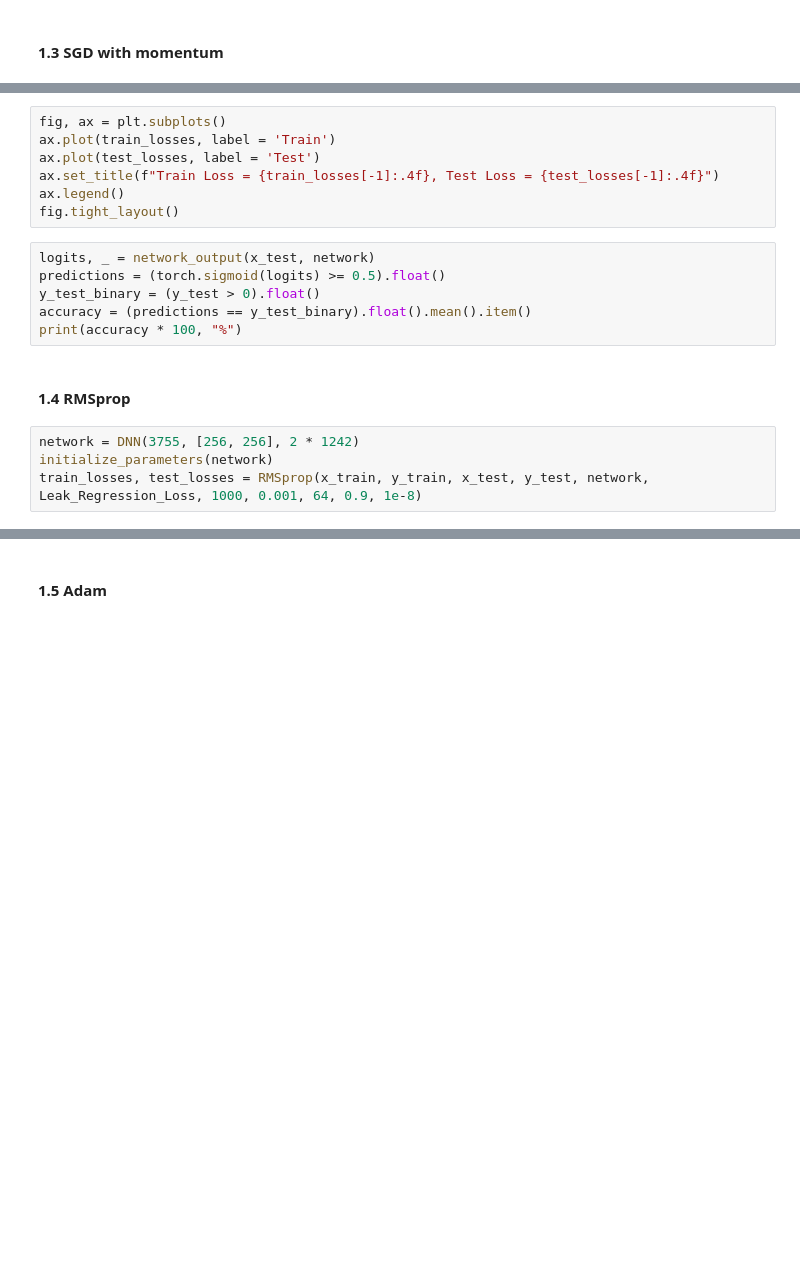
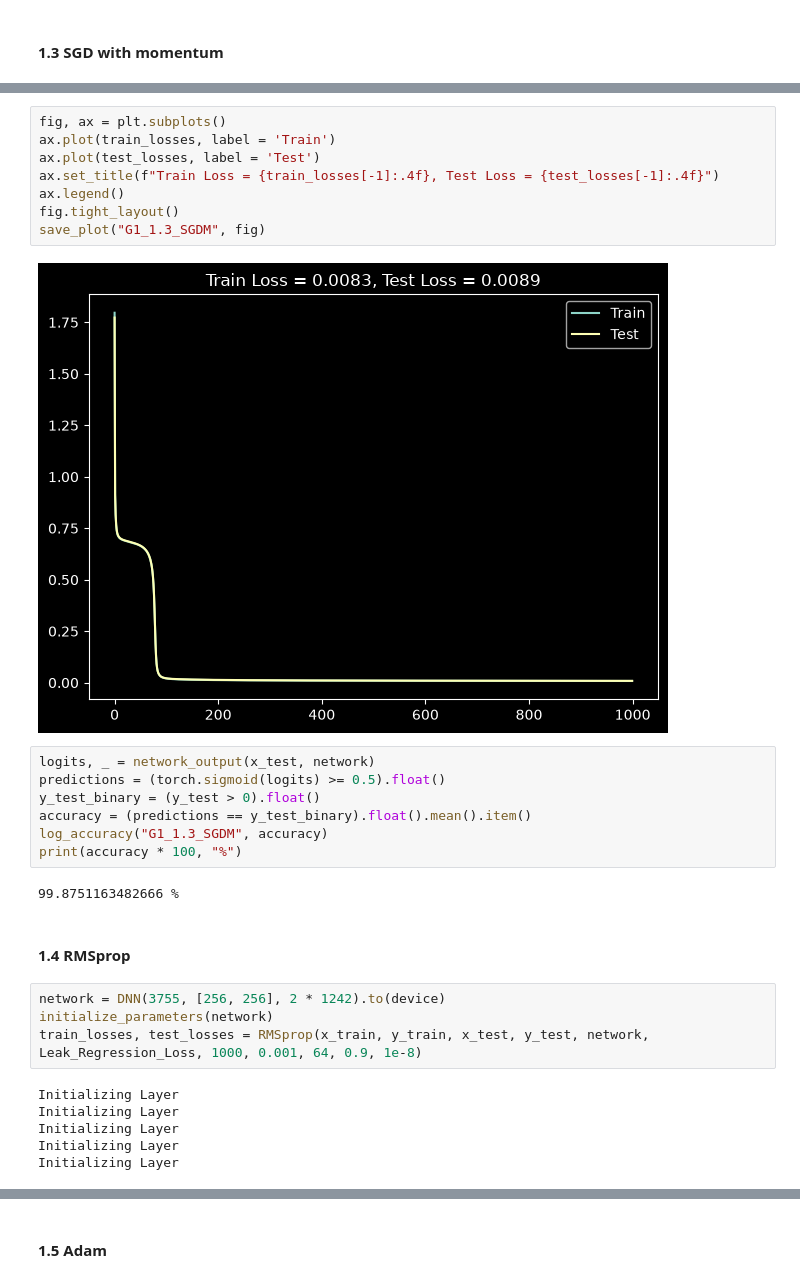
Before and after one commit to akashkfi2020-lgtm/pipeline-leakage-system, a Jupyter notebook: Phase 1/Main_Multivariate_Regression.ipynb, the cells around one changed output, grey strips where cells are left out. Saved outputs shown, nothing was run; the diff lists cells and outputs as text; blank space fills up the shorter version.

```diff
--- a/Phase 1/Main_Multivariate_Regression.ipynb
+++ b/Phase 1/Main_Multivariate_Regression.ipynb
@@ -365,22 +495,34 @@ train_losses, test_losses = SGD_Momentum(x_train, y_train, x_test, y_test, netwo
 # %%
 fig, ax = plt.subplots()
 ax.plot(train_losses, label = 'Train')
 ax.plot(test_losses, label = 'Test')
 ax.set_title(f"Train Loss = {train_losses[-1]:.4f}, Test Loss = {test_losses[-1]:.4f}")
 ax.legend()
 fig.tight_layout()
+save_plot("G1_1.3_SGDM", fig)
+# %% [output]
+[figure, added]
 # %%
 logits, _ = network_output(x_test, network)
 predictions = (torch.sigmoid(logits) >= 0.5).float()
 y_test_binary = (y_test > 0).float()
 accuracy = (predictions == y_test_binary).float().mean().item()
+log_accuracy("G1_1.3_SGDM", accuracy)
 print(accuracy * 100, "%")
+# %% [output]
+99.8751163482666 %
 # %% [markdown]
 #### 1.4 RMSprop
 # %%
-network = DNN(3755, [256, 256], 2 * 1242)
+network = DNN(3755, [256, 256], 2 * 1242).to(device)
 initialize_parameters(network)
 train_losses, test_losses = RMSprop(x_train, y_train, x_test, y_test, network, Leak_Regression_Loss, 1000, 0.001, 64, 0.9, 1e-8)
+# %% [output]
+Initializing Layer
+Initializing Layer
+Initializing Layer
+Initializing Layer
+Initializing Layer
 # %%
 fig, ax = plt.subplots()
 ax.plot(train_losses, label = 'Train')
```
Also changed, not shown: parts of 74 cells of this notebook, 23 other files.
